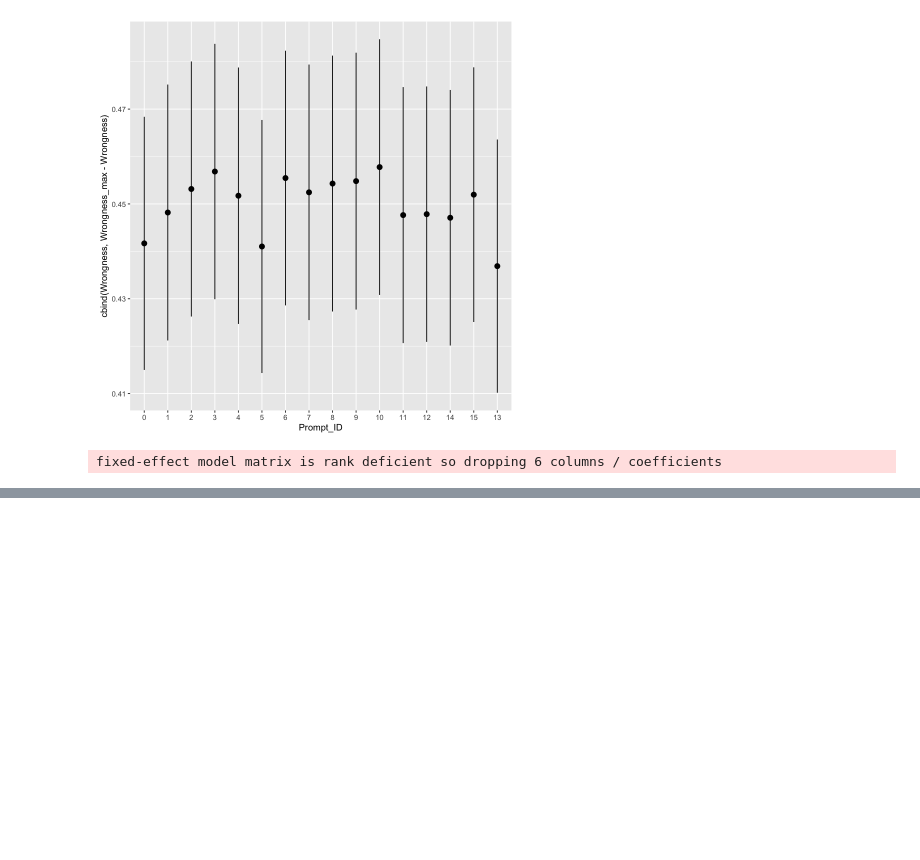
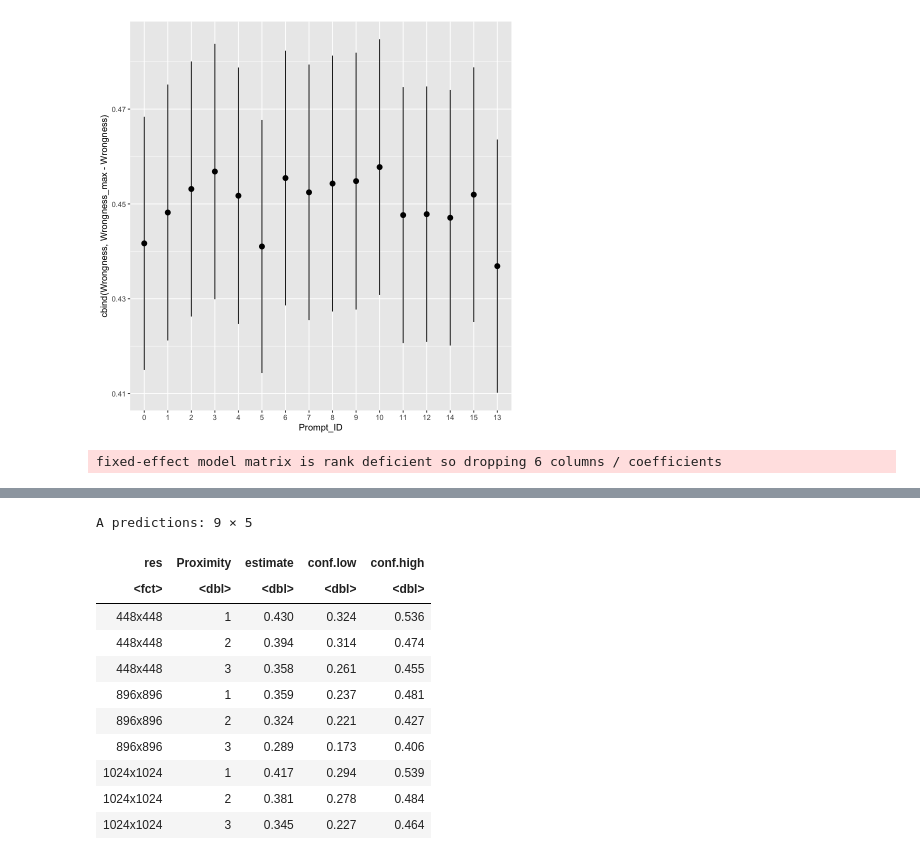
Before and after one commit to grow-ai-like-a-child/referential-gaze, a Jupyter notebook: gpt5.ipynb, the cells around one changed output, grey strips where cells are left out. Drawn from its saved outputs; the diff is of its cells as text; code cells hidden in the pictures; blank space fills up the shorter version.

Commit message:
analysis for high resolution case study

```diff
--- a/gpt5.ipynb
+++ b/gpt5.ipynb
@@ -2,7 +2,7 @@
 # GPT-5.2
 # %%
 GROUP_NAME = "gpt-5.2-gaze2"
-RESULT_PATH = "../output/result_1766691418_20251124F_20260101T_20251123_20251124.csv"
+RESULT_PATH = "../output/result_1771518084_20251124F_20260220F_20251123_20251124.csv"
 # %% [markdown]
 ## Setup
 # %%
@@ -917,0 +939,22 @@ plot_slopes(
+# %%
+df <- read_csv(RESULT_PATH, na = "", show_col_types = FALSE, col_types = cols(
+    Prompt_ID = col_factor()))
+df$offset_accuracy <- qlogis(1 / df$n_candidates)
+df$offset_wrongness <- qlogis(df$Wrongness_exp / df$Wrongness_max)
+df$ActorSite <- interaction(df$Actor, df$Site, drop = TRUE)
+df$Proximity_c <- scale(df$Proximity, scale = FALSE) # taking subset almost does not change the mean
+df$n_candidates_c <- scale(df$n_candidates, scale = FALSE) # taking subset almost does not change the mean
+strict_control <- glmerControl(optimizer = "bobyqa", optCtrl = list(maxfun = 2e5))
+# %%
+df1024 <- df[(df$Group == "gpt-5.2-highres") & (df$Stimulus_ID >= 20000), ]
+df896 <- df[(df$Group == "gpt-5.2-highres") & (df$Stimulus_ID < 20000), ]
+valid_id <- df896$Stimulus_ID[df896$Stimulus_ID < 20000] - 10000
+df448 <- df[(df$Group == GROUP_NAME) & (df$Stimulus_ID %in% valid_id), ]
+
+df448$res <- "448x448"
+df896$res <- "896x896"
+df1024$res <- "1024x1024"
+
+df <- rbind(df448, df896, df1024)
+df$res <- factor(df$res, levels = c("448x448", "896x896", "1024x1024"))
+df$Condition <- factor(ifelse(is.na(df$DistEyeHead), "Natural", ifelse(df$DistEyeHead == 0, "Congruent", "Incongruent")), levels = c("Natural", "Congruent", "Incongruent"))
@@ -917,0 +970,8 @@ plot_slopes(
+# %%
+model <- glmer(
+  Accuracy ~ res + scale(n_candidates, scale = FALSE) + Angle + scale(Proximity, scale = FALSE) + Condition + (1 | Stimulus_ID),
+  data = df,
+  family = binomial,
+    control = strict_control
+)
+summary(model)
@@ -917,0 +1007,17 @@ plot_slopes(
+# %%
+avg_predictions(model, variables = c("res", "Proximity")) %>%
+  select(res, Proximity, estimate, conf.low, conf.high) %>%
+  mutate(across(where(is.numeric), \(x) round(x, 3)))
+# %% [output]
+A predictions: 9 × 5
+| res | Proximity | estimate | conf.low | conf.high |
+| <fct> | <dbl> | <dbl> | <dbl> | <dbl> |
+| 448x448 | 1 | 0.430 | 0.324 | 0.536 |
+| 448x448 | 2 | 0.394 | 0.314 | 0.474 |
+| 448x448 | 3 | 0.358 | 0.261 | 0.455 |
+| 896x896 | 1 | 0.359 | 0.237 | 0.481 |
+| 896x896 | 2 | 0.324 | 0.221 | 0.427 |
+| 896x896 | 3 | 0.289 | 0.173 | 0.406 |
+| 1024x1024 | 1 | 0.417 | 0.294 | 0.539 |
+| 1024x1024 | 2 | 0.381 | 0.278 | 0.484 |
+| 1024x1024 | 3 | 0.345 | 0.227 | 0.464 |
```
Also changed, not shown: parts of 14 cells of this notebook, 2 other files.
